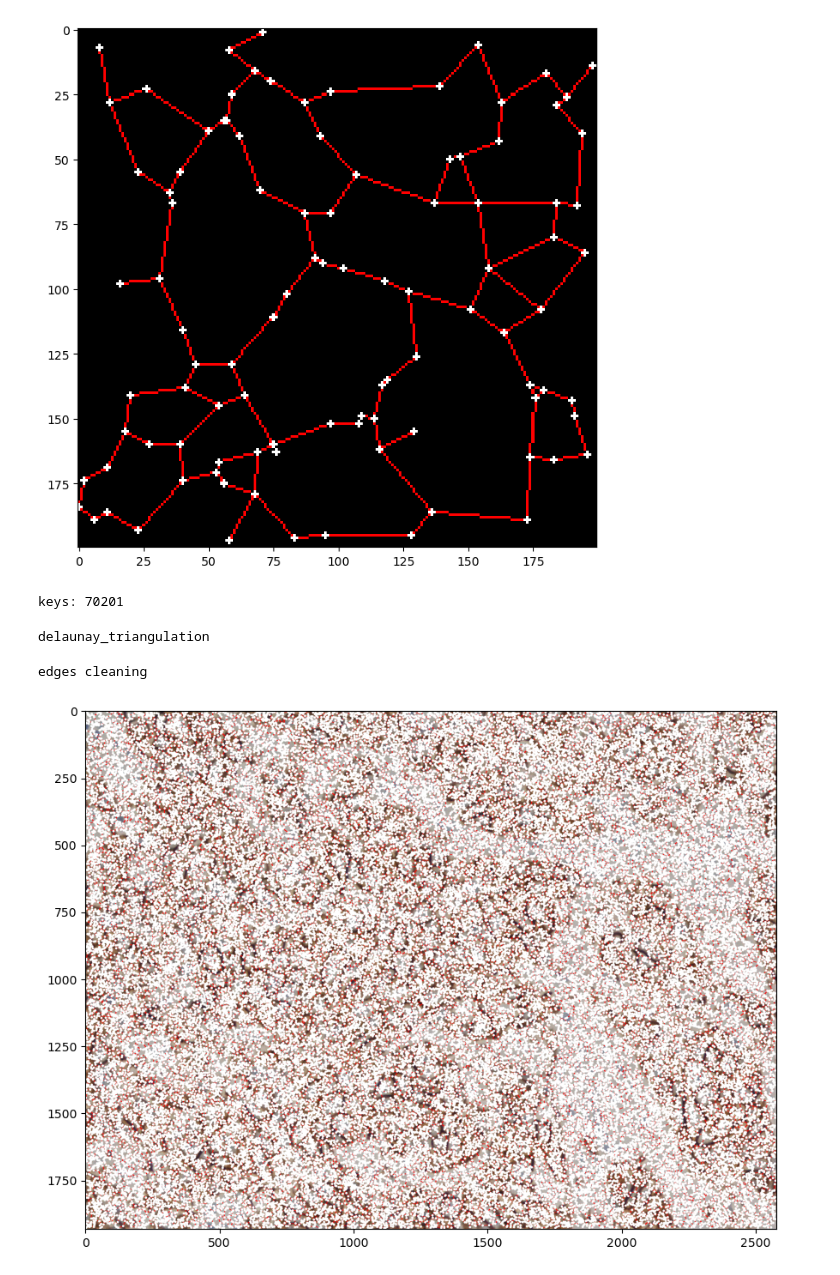
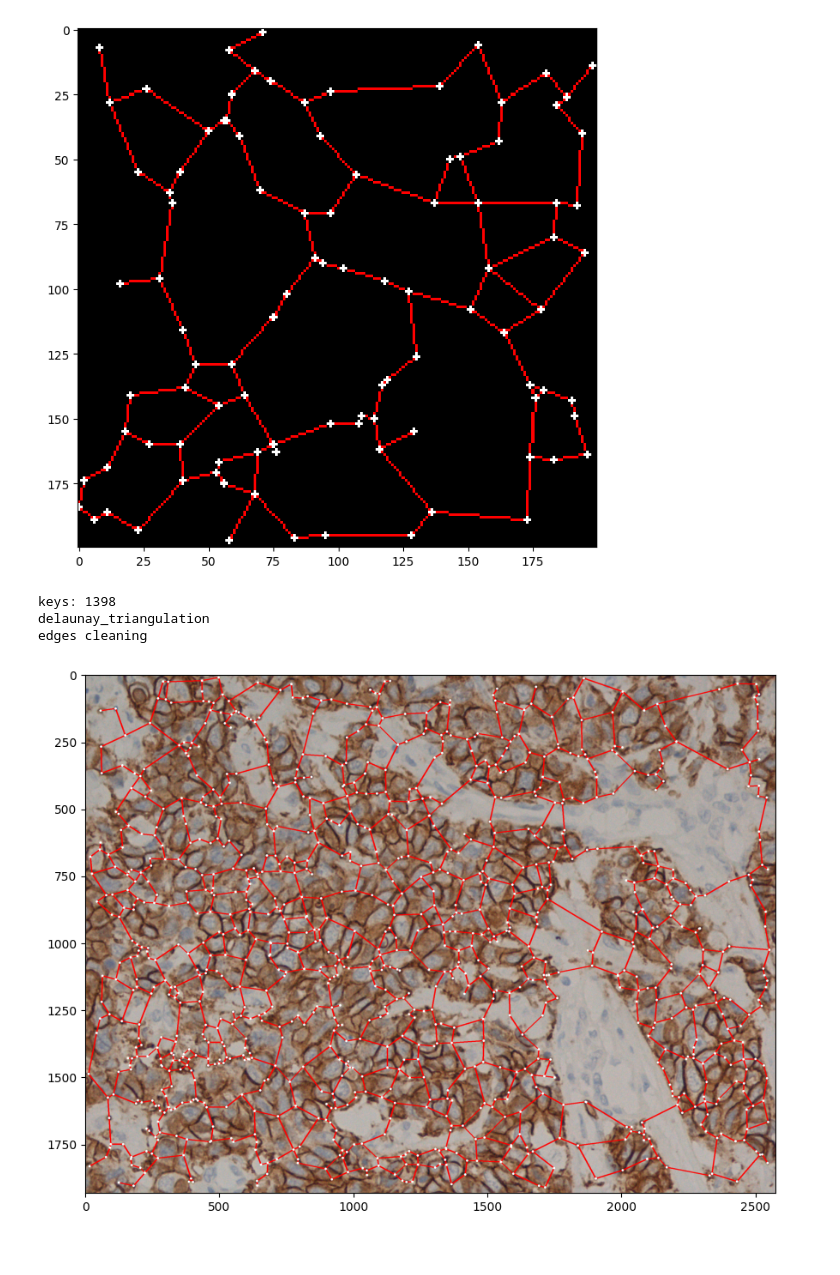
Before and after one commit to BlonskiP/local-features-segmentation, a Jupyter notebook: notebooks/Local detector.ipynb, the cells around one changed output. Cells and saved outputs as stored; diff of their text form; code cells hidden in the pictures.

Commit message:
sift experiments

```diff
--- a/notebooks/Local detector.ipynb
+++ b/notebooks/Local detector.ipynb
@@ -36,17 +36,17 @@ N_FEATURES_LIMIT = None
 # %%
 test_img_path = r"../test_images/test_img_2.tif"
 img = Image.open(test_img_path)
 img_arr = np.array(img)
-sift = cv.SIFT_create(contrastThreshold=0.0002,edgeThreshold=100,sigma=1.6)
+sift = cv.SIFT_create(contrastThreshold=0.08,edgeThreshold=2,sigma=1.0)
 keys = get_keypoints(img_arr,N_FEATURES_LIMIT,detector=sift)
 print('keys:',len(keys))
 g = relative_neighborhood(keys)
-arr = draw_graph(g,img_orginal=img,radius=4,line_power=3)
+arr = draw_graph(g,img_orginal=img,radius=4,line_power=5)
 # %% [output]
-keys: 70201
+keys: 1398
+delaunay_triangulation
+edges cleaning
-delaunay_triangulation
-edges cleaning
-[figure, old version]
+[figure, new version]
 # %%
 test_img_path = r"../test_images/test_img_3.jpg"
 img = Image.open(test_img_path)
```
Also changed, not shown: parts of 1 cell of this notebook, 26 other files.
